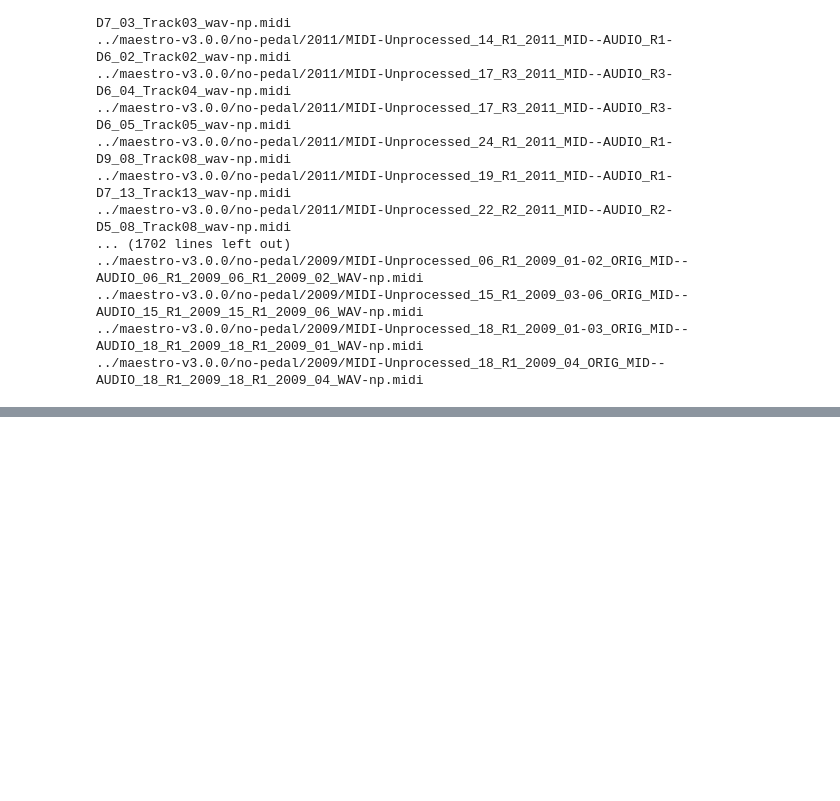
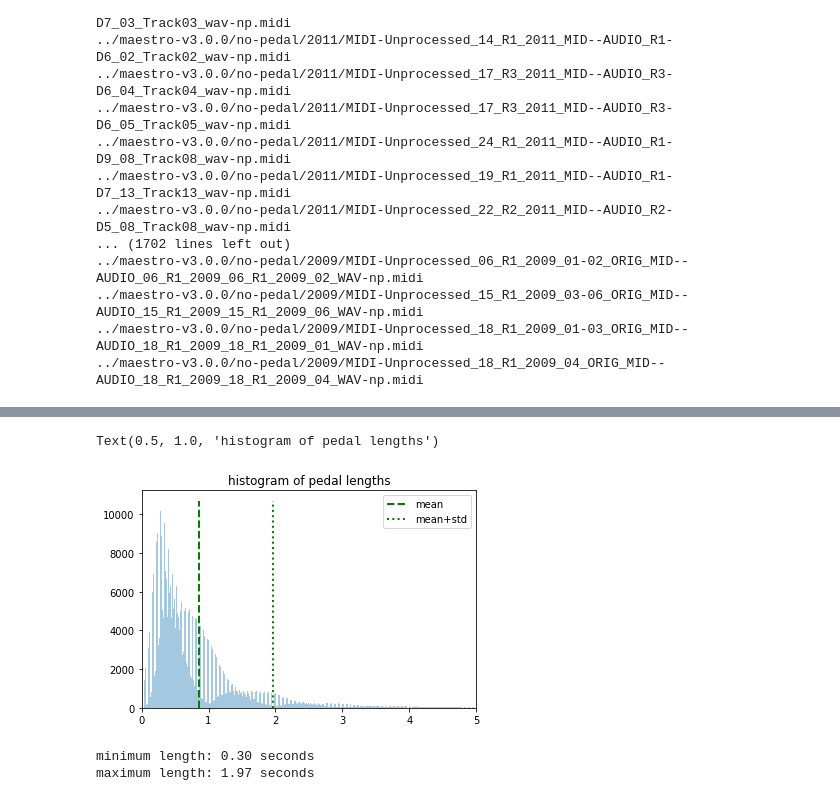
Before and after one commit to joann8512/sustain-pedal-detection, a Jupyter notebook: data_preprocess.ipynb, the cells around one changed output, grey strips where cells are left out. Saved outputs shown, nothing was run; the diff lists cells and outputs as text; code cells hidden in the pictures; blank space fills up the shorter version.

```diff
--- a/data_preprocess.ipynb
+++ b/data_preprocess.ipynb
@@ -111,0 +175,17 @@ maestro-v3.0.0/no-pedal
+# %%
+## Convert file 2013.txt to test.txt
+txt_path = os.path.join(dir_pedal_metadata, '2013.txt')
+
+print('[*]Scanning {}'.format(txt_path))
+year = '2013'
+test_filenames = np.genfromtxt(txt_path, dtype=None)
+
+test_filename = 'test.txt'
+test_file_path = os.path.join(dir_pedal_metadata, test_filename)
+
+with open(test_file_path, 'a') as test_file:
+    for filename in np.sort(test_filenames):
+        filename = filename.decode('utf-8')
+        test_file.write(year+'/'+filename+'\n')  # year+'/'+
+
+print('Done!!!')
@@ -111,0 +283,20 @@ maestro-v3.0.0/no-pedal
+# %%
+pedal_lengths_mean = np.mean(pedal_lengths)
+pedal_lengths_meanplusstd = np.mean(pedal_lengths) + np.std(pedal_lengths)
+sns.distplot(pedal_lengths, bins=int(np.max(pedal_lengths)*100), kde=False)
+ymin,ymax = plt.ylim()
+plt.vlines(pedal_lengths_mean, ymin, ymax, linestyle='dashed', lw=2, color='green',label='mean')
+plt.vlines(pedal_lengths_meanplusstd, ymin, ymax, linestyle='dotted', lw=2, color='green',label='mean+std')
+plt.xlim(0, 5)
+plt.legend()
+plt.title('histogram of pedal lengths')
+# %% [output]
+Text(0.5, 1.0, 'histogram of pedal lengths')
+[figure, added]
+# %%
+hist, bin_edges = np.histogram(pedal_lengths, bins=np.arange(0,5,0.1))
+print('minimum length: {:.2f} seconds'.format(bin_edges[np.argmax(hist)]))
+print('maximum length: {:.2f} seconds'.format(pedal_lengths_meanplusstd))
+# %% [output]
+minimum length: 0.30 seconds
+maximum length: 1.97 seconds
```
Also changed, not shown: parts of 19 cells of this notebook, 10 other files.
